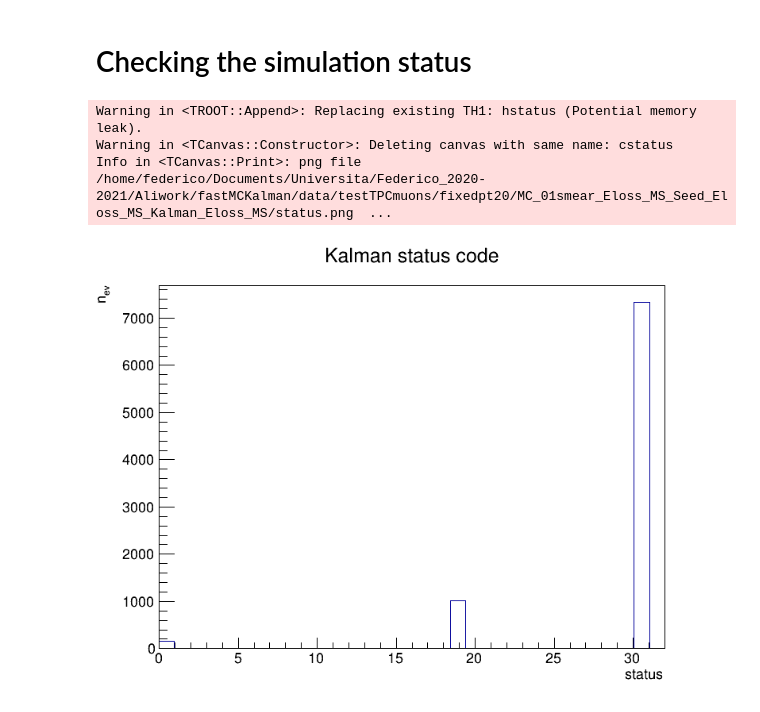
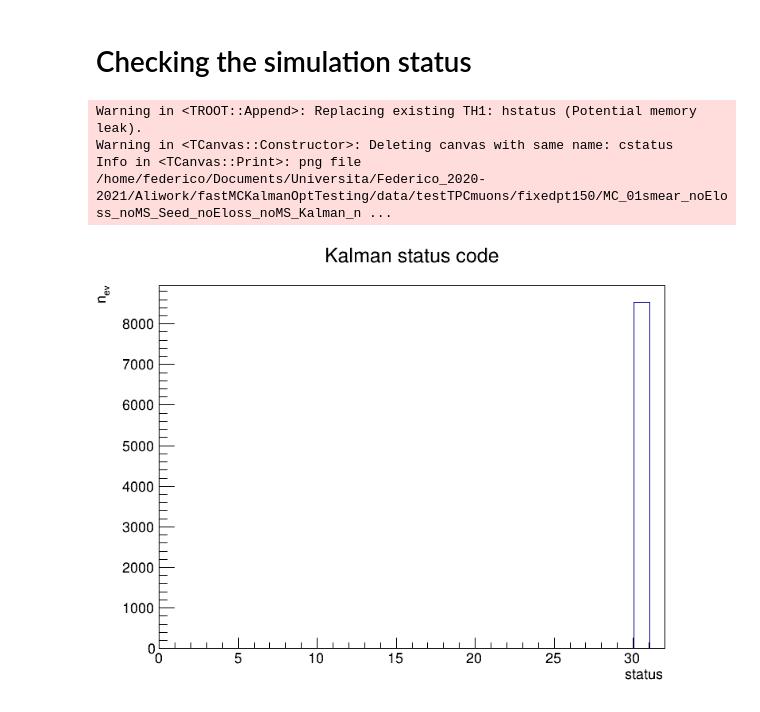
Before and after one commit to Trenchcoat95/fastMCKalmanOptTesting, a Jupyter notebook: fastMCKalman/MC/fastMCKalmanResidualsSimple.ipynb, the cells around one changed output. Saved outputs shown, nothing was run; the diff lists cells and outputs as text; code cells hidden in the pictures.

```diff
--- a/fastMCKalman/MC/fastMCKalmanResidualsSimple.ipynb
+++ b/fastMCKalman/MC/fastMCKalmanResidualsSimple.ipynb
@@ -13,7 +9,7 @@ Warning in <TClassTable::Add>: class ROOT::VecOps::RVec<float> already in TClass
 # %% [markdown]
 # Reading the files
 # %%
-folder="${fastMCKalmanOptTesting}/data/testTPCmuons/fixedpt20/MC_01smear_Eloss_MS_Seed_Eloss_MS_Kalman_Eloss_MS/"
+folder="${fastMCKalmanOptTesting}/data/testTPCmuons/fixedpt150/MC_01smear_noEloss_noMS_Seed_noEloss_noMS_Kalman_noEloss_noMS/"
 #folder="/home/federico/Documents/Universita/Federico_2020-2021/Aliwork/fastMCKalman/data/testTPCSA/"
 inputData = folder+"fastParticle.list"
 ROOT.initTreeFast(inputData)
@@ -243,34 +248,0 @@ save=folder+"Kalman_p_Resid"+".png"
-# %%
-hdist = ROOT.TH2D("hdist","hdist",100,0,700,100,-1,1)
-
-for iev in range(tree.GetEntries()):
-    tree.GetEntry(iev)
-    print("entry number: ",str(iev))
-    if (tree.part.fStatusMaskIn[1]!=31 or tree.part.fParamMC.size()==0): continue
-
-    xyz_st = [tree.part.fParamMC[1].GetX(),tree.part.fParamMC[1].GetParameter()[0],tree.part.fParamMC[1].GetParameter()[1]]
-    alpha_st = tree.part.fParamMC[1].GetAlpha()
-    xyz_gl_st = [xyz_st[0]*np.cos(alpha_st)-xyz_st[1]*np.sin(alpha_st), xyz_st[0]*np.sin(alpha_st)+xyz_st[1]*np.cos(alpha_st), xyz_st[2]]
-    x_g = xyz_gl_st[0]
-    y_g = xyz_gl_st[1]
-    length=0
-
-
-
-    for i in range(2,tree.part.fParamMC.size()):
-        xyz = [tree.part.fParamMC[i].GetX(),tree.part.fParamMC[i].GetParameter()[0],tree.part.fParamMC[i].GetParameter()[1]]
-        alpha = tree.part.fParamMC[i].GetAlpha()
-        xyz_gl = [xyz[0]*np.cos(alpha)-xyz[1]*np.sin(alpha), xyz[0]*np.sin(alpha)+xyz[1]*np.cos(alpha), xyz[2]]
-        d = np.sqrt(np.square(xyz_gl[0]-xyz_gl_st[0])+np.square(xyz_gl[1]-xyz_gl_st[1])+np.square(xyz_gl[2]-xyz_gl_st[2]))
-        length=length+d
-        print(xyz,alpha,length)
-        if(np.abs(xyz[0])==250 or tree.part.fLoop[i]==1): break
-        xyz_gl_st=xyz_gl
-        alpha_st=alpha
-
-    res=(tree.part.fParamMC[1].GetP()-tree.part.fParamIn[1].GetP())/tree.part.fParamMC[1].GetP()
-    hdist.Fill(length,res)
-
-cp = ROOT.TCanvas("myCanvasNamep","The Canvas Titlep",800,600)
-hdist.Draw("COLZ")
-cp.Draw()
@@ -375,27 +326,27 @@ Info in <TCanvas::Print>: png file /home/federico/Documents/Universita/Federico_
 # %%
 hstatus   = ROOT.TH1D( 'hstatus', 'status', 33, 0, 32 )
 
 for iev in range(tree.GetEntries()):
     tree.GetEntry(iev)
     size = tree.part.fStatusMaskIn.size()
     status=0
-    for i in range(size):
+    for i in range(size-1):
         status = tree.part.fStatusMaskIn[size-i-1]
         if(i!=0 and status!=31):
             #print(status)
             break
     if(size!=0): hstatus.Fill(status)
 
 
 gStyle.SetOptStat(0)
 cstatus = ROOT.TCanvas("cstatus","cstatus",800,600)
 hstatus.SetTitle("Kalman status code;status;n_{ev}")
 hstatus.Draw()
 cstatus.Draw()
 save=folder+"status"+".png"
 cstatus.Print(save)
 # %% [output]
 Warning in <TROOT::Append>: Replacing existing TH1: hstatus (Potential memory leak).
 Warning in <TCanvas::Constructor>: Deleting canvas with same name: cstatus
-Info in <TCanvas::Print>: png file /home/federico/Documents/Universita/Federico_2020-2021/Aliwork/fastMCKalman/data/testTPCmuons/fixedpt20/MC_01smear_Eloss_MS_Seed_Eloss_MS_Kalman_Eloss_MS/status.png  ...
+Info in <TCanvas::Print>: png file /home/federico/Documents/Universita/Federico_2020-2021/Aliwork/fastMCKalmanOptTesting/data/testTPCmuons/fixedpt150/MC_01smear_noEloss_noMS_Seed_noEloss_noMS_Kalman_n ...
-[figure, old version]
+[figure, new version]
```
Also changed, not shown: parts of 6 cells of this notebook, 1 other file.
